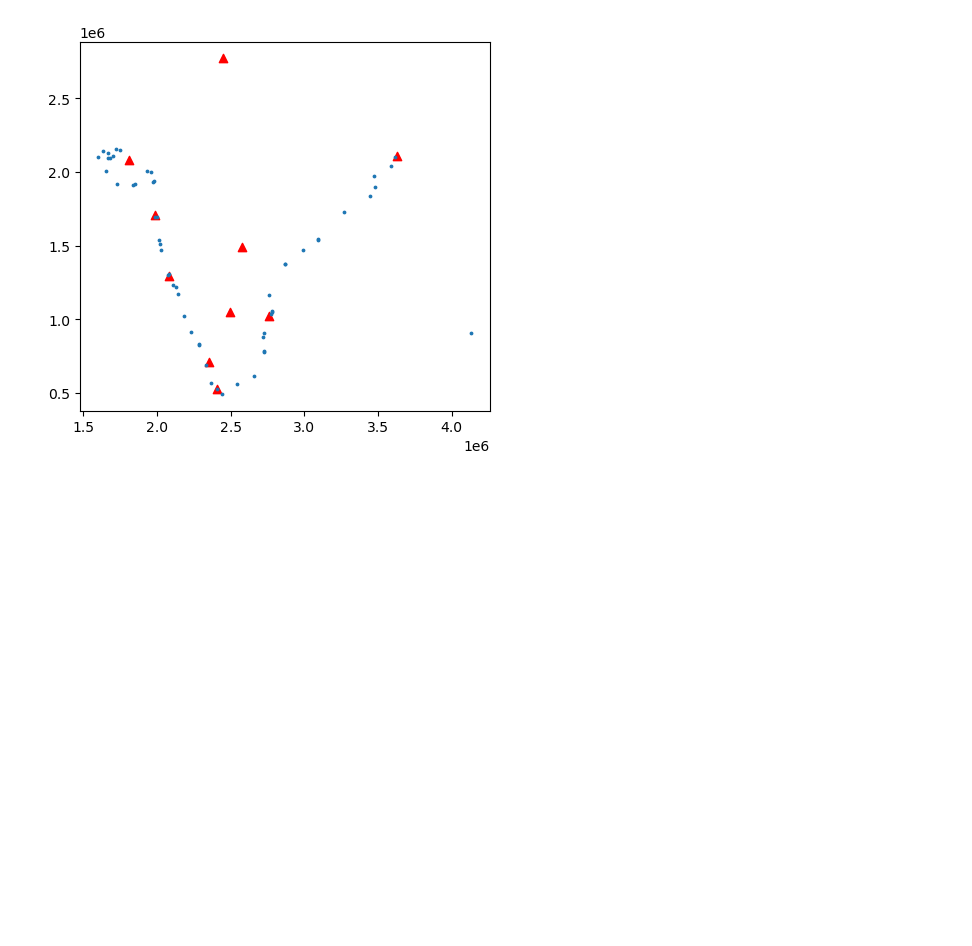
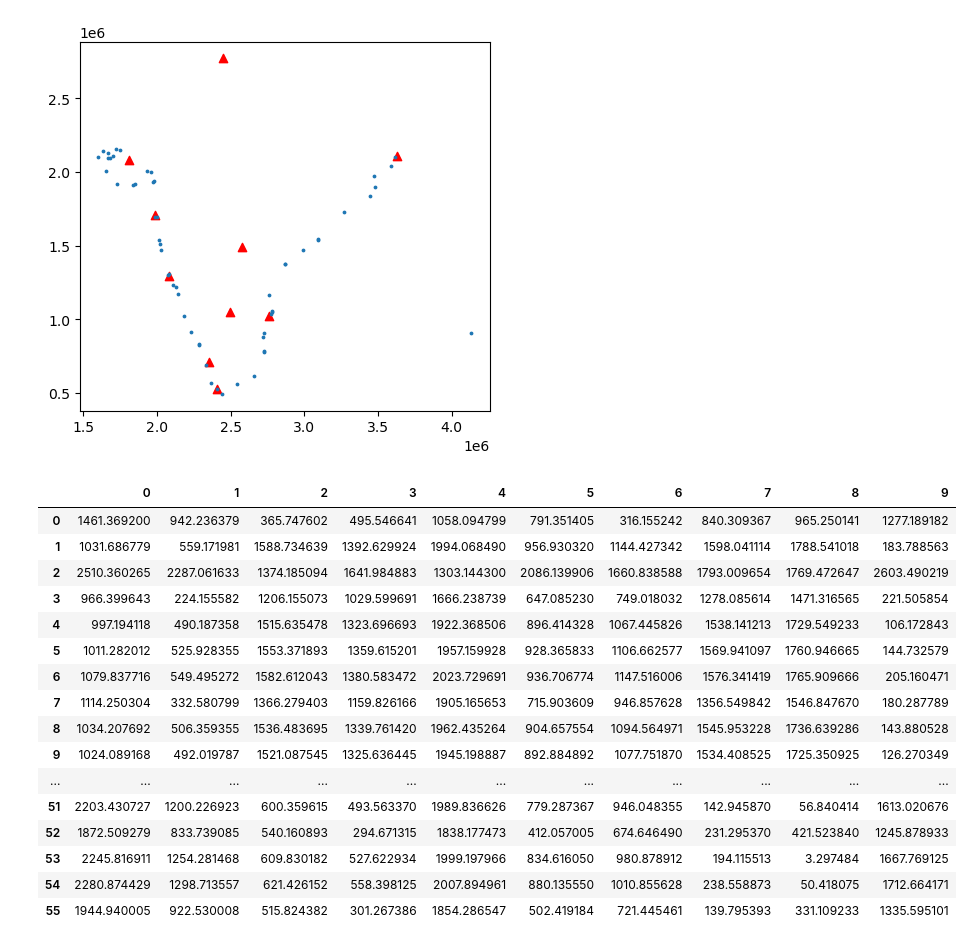
Before and after one commit to gokussj100/miningGDF, a Jupyter notebook: miningGDF/Exámen final.ipynb, the cells around one changed output. Saved outputs shown, nothing was run; the diff lists cells and outputs as text; code cells hidden in the pictures; blank space fills up the shorter version.

```diff
--- a/miningGDF/Exámen final.ipynb
+++ b/miningGDF/Exámen final.ipynb
@@ -110,6 +110,27 @@ seaports_ind_24383.plot(ax=base,alpha=1,markersize=3)
 # %% [output]
 <Axes: >
 [figure]
+# %%
+seaports_ind_24383.geometry.apply\
+(lambda g: largeAirports.geometry.distance(g)/1000)
+# %% [output]
+|  | 0 | 1 | 2 | 3 | 4 | 5 | 6 | 7 | 8 | 9 |
+| 0 | 1461.369200 | 942.236379 | 365.747602 | 495.546641 | 1058.094799 | 791.351405 | 316.155242 | 840.309367 | 965.250141 | 1277.189182 |
+| 1 | 1031.686779 | 559.171981 | 1588.734639 | 1392.629924 | 1994.068490 | 956.930320 | 1144.427342 | 1598.041114 | 1788.541018 | 183.788563 |
+| 2 | 2510.360265 | 2287.061633 | 1374.185094 | 1641.984883 | 1303.144300 | 2086.139906 | 1660.838588 | 1793.009654 | 1769.472647 | 2603.490219 |
+| 3 | 966.399643 | 224.155582 | 1206.155073 | 1029.599691 | 1666.238739 | 647.085230 | 749.018032 | 1278.085614 | 1471.316565 | 221.505854 |
+| 4 | 997.194118 | 490.187358 | 1515.635478 | 1323.696693 | 1922.368506 | 896.414328 | 1067.445826 | 1538.141213 | 1729.549233 | 106.172843 |
+| 5 | 1011.282012 | 525.928355 | 1553.371893 | 1359.615201 | 1957.159928 | 928.365833 | 1106.662577 | 1569.941097 | 1760.946665 | 144.732579 |
+| 6 | 1079.837716 | 549.495272 | 1582.612043 | 1380.583472 | 2023.729691 | 936.706774 | 1147.516006 | 1576.341419 | 1765.909666 | 205.160471 |
+| 7 | 1114.250304 | 332.580799 | 1366.279403 | 1159.826166 | 1905.165653 | 715.903609 | 946.857628 | 1356.549842 | 1546.847670 | 180.287789 |
+| 8 | 1034.207692 | 506.359355 | 1536.483695 | 1339.761420 | 1962.435264 | 904.657554 | 1094.564971 | 1545.953228 | 1736.639286 | 143.880528 |
+| 9 | 1024.089168 | 492.019787 | 1521.087545 | 1325.636445 | 1945.198887 | 892.884892 | 1077.751870 | 1534.408525 | 1725.350925 | 126.270349 |
+| ... | ... | ... | ... | ... | ... | ... | ... | ... | ... | ... |
+| 51 | 2203.430727 | 1200.226923 | 600.359615 | 493.563370 | 1989.836626 | 779.287367 | 946.048355 | 142.945870 | 56.840414 | 1613.020676 |
+| 52 | 1872.509279 | 833.739085 | 540.160893 | 294.671315 | 1838.177473 | 412.057005 | 674.646490 | 231.295370 | 421.523840 | 1245.878933 |
+| 53 | 2245.816911 | 1254.281468 | 609.830182 | 527.622934 | 1999.197966 | 834.616050 | 980.878912 | 194.115513 | 3.297484 | 1667.769125 |
+| 54 | 2280.874429 | 1298.713557 | 621.426152 | 558.398125 | 2007.894961 | 880.135550 | 1010.855628 | 238.558873 | 50.418075 | 1712.664171 |
+| 55 | 1944.940005 | 922.530008 | 515.824382 | 301.267386 | 1854.286547 | 502.419184 | 721.445461 | 139.795393 | 331.109233 | 1335.595101 |
 # %%
 seaports_ind_24383.set_index('portName').geometry.apply\
 (lambda g: largeAirports.set_index('name').geometry.distance(g)/1000)
```
Also changed, not shown: parts of 28 cells of this notebook.
